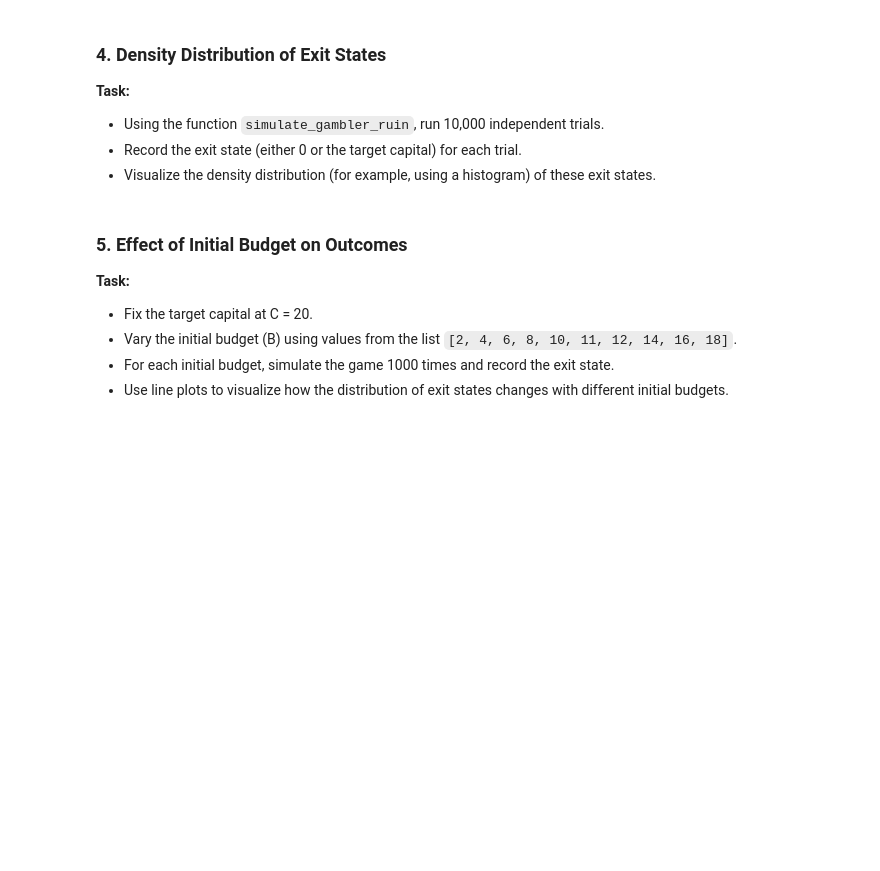
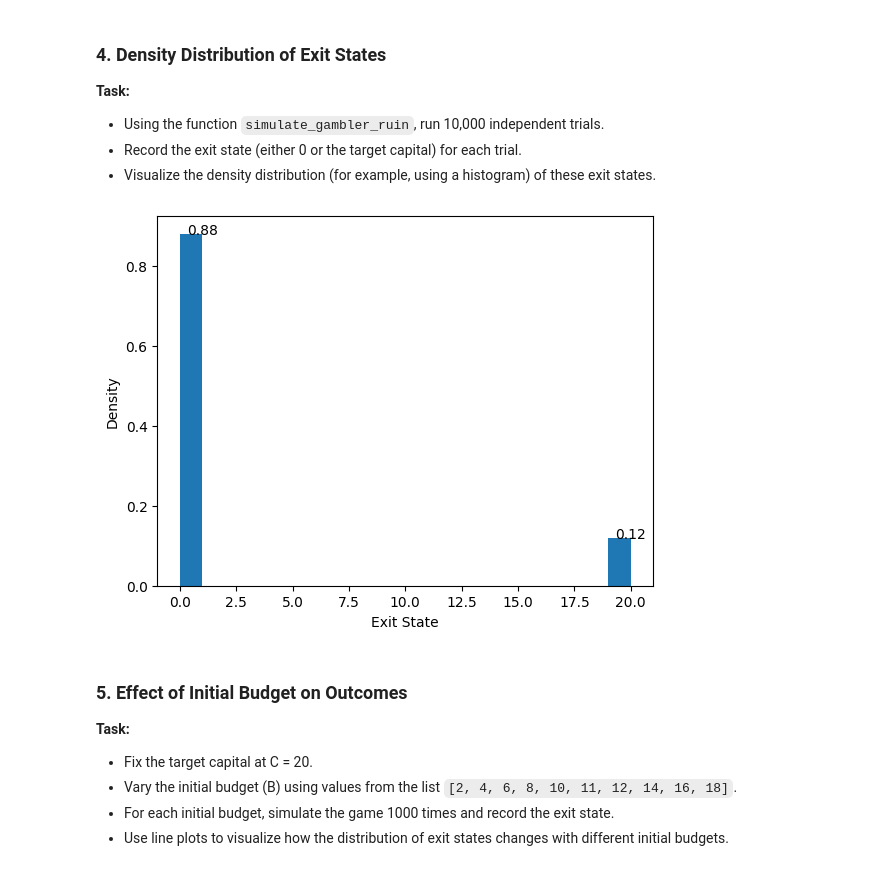
Before and after one commit to D123aniel/STOR535, a Jupyter notebook: Labs/lab3.ipynb, the cells around one changed output. Cells and saved outputs as stored; diff of their text form; code cells hidden in the pictures; blank space fills up the shorter version.

```diff
--- a/Labs/lab3.ipynb
+++ b/Labs/lab3.ipynb
@@ -41,18 +41,18 @@ C = 20
 p = 0.45
 n = 1
 
-def simulate_trials(n, B, C, p):
-    # Simulate n trials
+def simulate_trials(B, C, p):
     capital = []
-    while B > 0:
-        B -= 1
-        B += np.random.choice([0, 2], p=[1-p, p])
-        capital.append(B)
-        if B == C:
+    budget = B
+    while budget > 0:
+        budget -= 1
+        budget += int(np.random.choice([0, 2], p=[1-p, p]))
+        capital.append(budget)
+        if budget == C:
             break
     return capital
 
-trials = simulate_trials(n, B, C, p)
+trials = simulate_trials(B, C, p)
 plt.plot(range(1, len(trials) + 1), trials)
 plt.xlabel('Trial Number')
 plt.ylabel('Capital')
@@ -69,7 +69,7 @@ plt.show()
 seeds_list = [1,2,3,4,5,6,7,8,9,10]
 for i in seeds_list:
     np.random.seed(i)
-    trials = simulate_trials(n, B, C, p)
+    trials = simulate_trials(B, C, p)
     plt.plot(range(1, len(trials) + 1), trials)
 plt.xlabel('Trial Number')
 plt.ylabel('Capital')
@@ -86,6 +86,11 @@ Write a function `simulate_gambler_ruin(initial_budget, target, p)` that:
 - Returns:
   - The trajectory of the gambler's capital over time.
   - The final exit state (0 for ruin, or the target capital).
+# %%
+def simulate_gambler_ruin(initial_budget, target, p):
+    trajectory = simulate_trials(initial_budget, target, p)
+    exit_state = trajectory[-1]
+    return trajectory, exit_state
 # %% [markdown]
 ### 4. Density Distribution of Exit States
 
@@ -93,6 +98,22 @@ Write a function `simulate_gambler_ruin(initial_budget, target, p)` that:
 - Using the function `simulate_gambler_ruin`, run 10,000 independent trials.
 - Record the exit state (either 0 or the target capital) for each trial.
 - Visualize the density distribution (for example, using a histogram) of these exit states.
+# %%
+exit_state = []
+for i in range(10000):
+    c = simulate_gambler_ruin(10, 20, 0.45)
+    exit_state.append(c[1])
+
+# Histogram of exit states density
+plt.hist(exit_state, density = True, bins=range(0, 21))
+# add density numbers to top of bars
+plt.text(1, round(exit_state.count(0)/10000, 2), str(round(exit_state.count(0)/10000, 2)), color='black', ha='center')
+plt.text(20, round(exit_state.count(20)/10000, 2), str(round(exit_state.count(20)/10000, 2)), color='black', ha='center')
+plt.xlabel('Exit State')
+plt.ylabel('Density')
+plt.show()
+# %% [output]
+[figure, added]
 # %% [markdown]
 ### 5. Effect of Initial Budget on Outcomes
 
```
Also changed, not shown: parts of 9 cells of this notebook, 2 other files.
